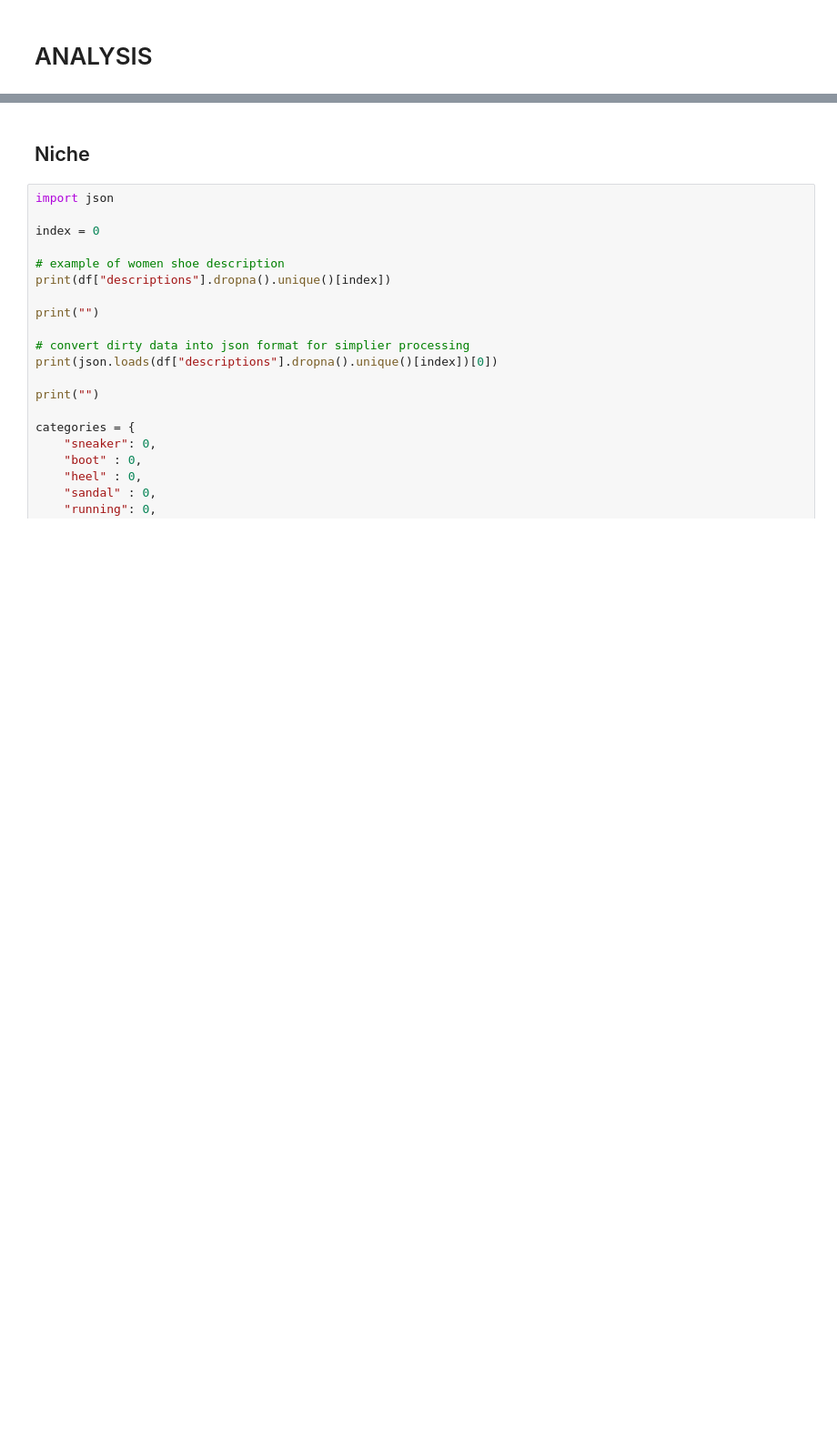
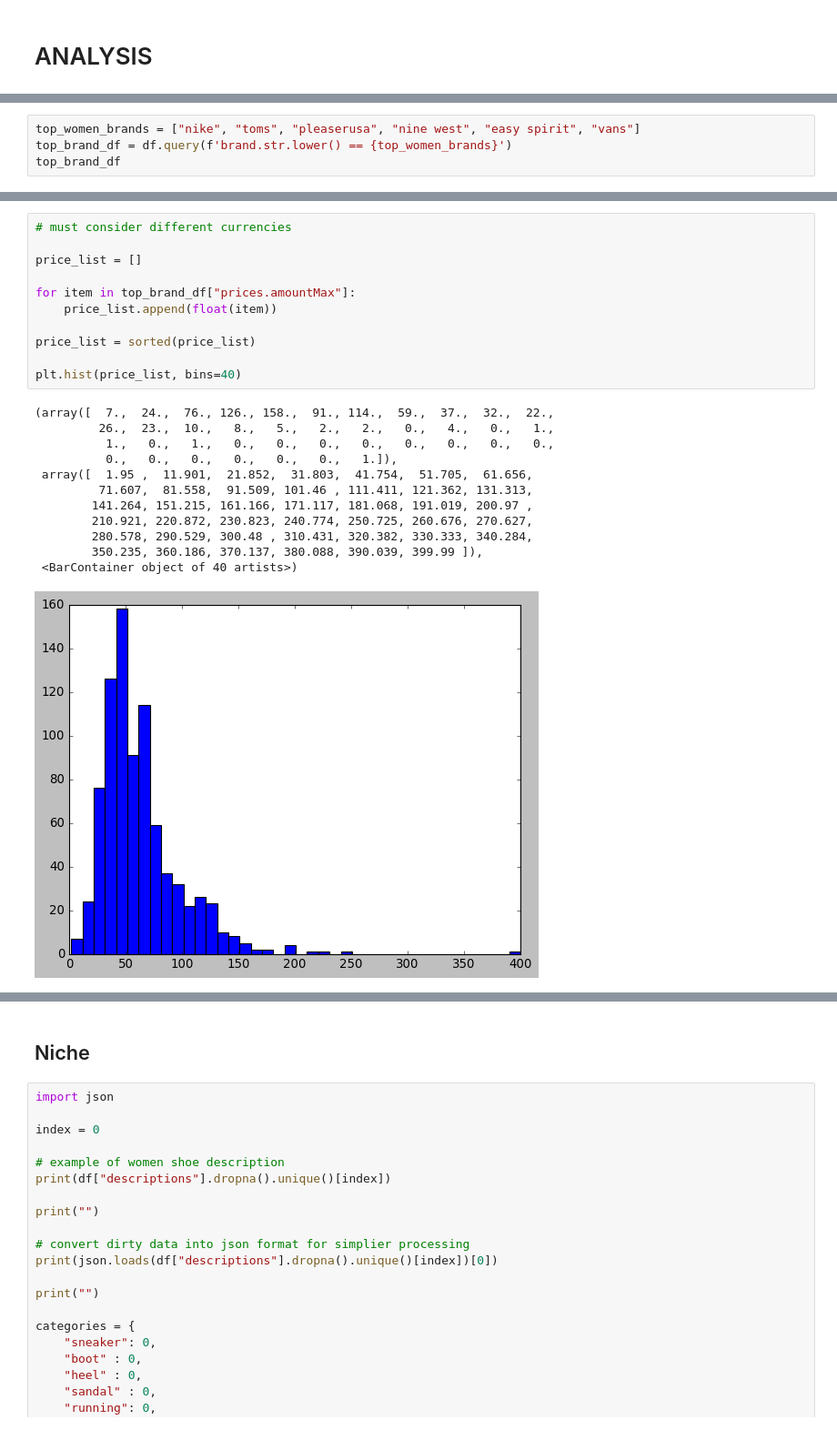
Before and after one commit to uniaaron/InsightManagement, a Jupyter notebook: Insight Management.ipynb, the cells around one changed output, grey strips where cells are left out. Shown at 91% size. Cells and saved outputs as stored; diff of their text form; blank space fills up the shorter version.

```diff
--- a/Insight Management.ipynb
+++ b/Insight Management.ipynb
@@ -101,0 +88,4 @@ array(['USD', 'CAD', 'AUD', 'EUR', nan, 'GBP',
+# %%
+top_women_brands = ["nike", "toms", "pleaserusa", "nine west", "easy spirit", "vans"]
+top_brand_df = df.query(f'brand.str.lower() == {top_women_brands}')
+top_brand_df
@@ -101,0 +106,24 @@ array(['USD', 'CAD', 'AUD', 'EUR', nan, 'GBP',
+# %%
+# must consider different currencies
+
+price_list = []
+
+for item in top_brand_df["prices.amountMax"]:
+    price_list.append(float(item))
+
+price_list = sorted(price_list)
+
+plt.hist(price_list, bins=40)
+# %% [output]
+(array([  7.,  24.,  76., 126., 158.,  91., 114.,  59.,  37.,  32.,  22.,
+         26.,  23.,  10.,   8.,   5.,   2.,   2.,   0.,   4.,   0.,   1.,
+          1.,   0.,   1.,   0.,   0.,   0.,   0.,   0.,   0.,   0.,   0.,
+          0.,   0.,   0.,   0.,   0.,   0.,   1.]),
+ array([  1.95 ,  11.901,  21.852,  31.803,  41.754,  51.705,  61.656,
+         71.607,  81.558,  91.509, 101.46 , 111.411, 121.362, 131.313,
+        141.264, 151.215, 161.166, 171.117, 181.068, 191.019, 200.97 ,
+        210.921, 220.872, 230.823, 240.774, 250.725, 260.676, 270.627,
+        280.578, 290.529, 300.48 , 310.431, 320.382, 330.333, 340.284,
+        350.235, 360.186, 370.137, 380.088, 390.039, 399.99 ]),
+ <BarContainer object of 40 artists>)
+[figure, added]
```
Also changed, not shown: parts of 9 cells of this notebook.
